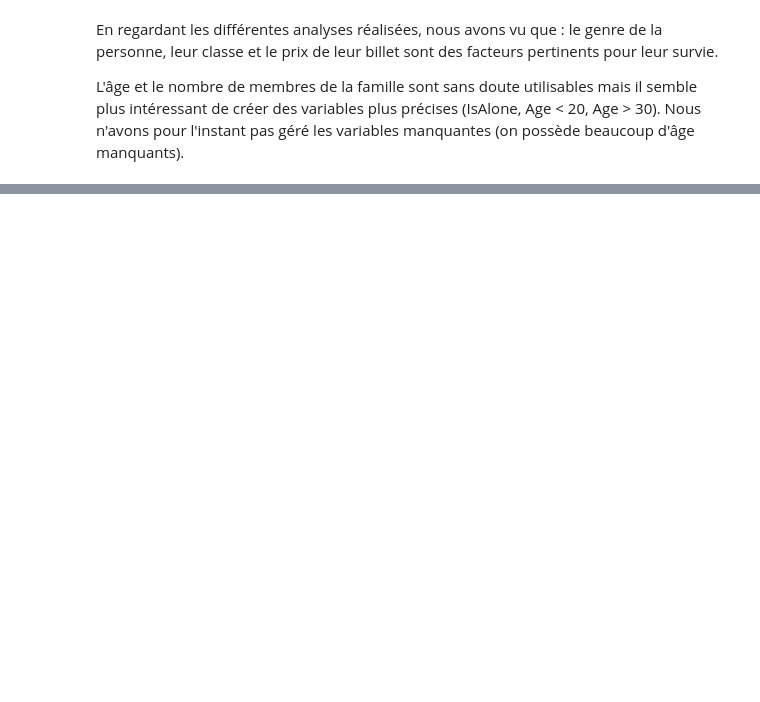
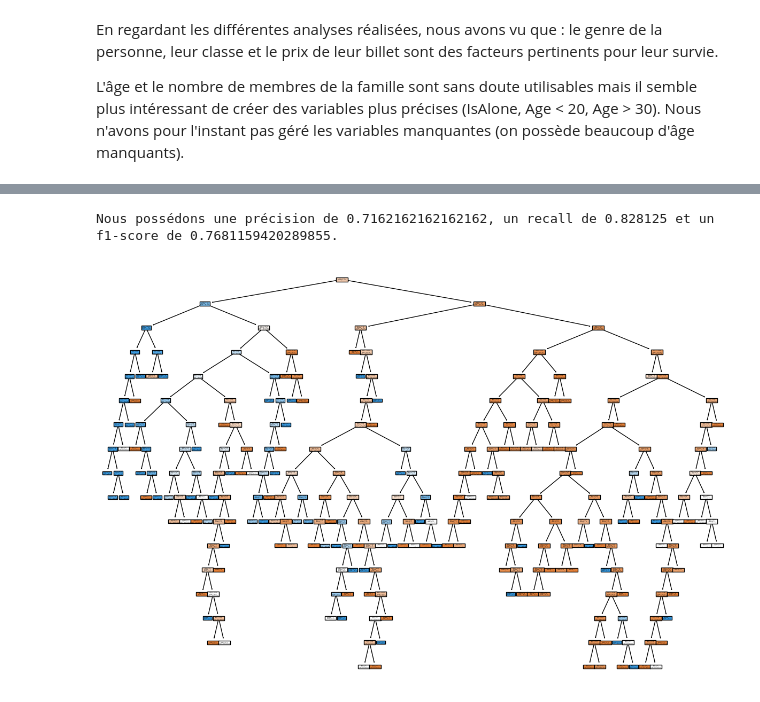
Before and after one commit to citrontruc/Exercice1Titanic, a Jupyter notebook: Correction_exercice_1_titanic.ipynb, the cells around one changed output, grey strips where cells are left out. Drawn from its saved outputs; the diff is of its cells as text; code cells hidden in the pictures; blank space fills up the shorter version.

```diff
--- a/Correction_exercice_1_titanic.ipynb
+++ b/Correction_exercice_1_titanic.ipynb
@@ -470,0 +545,12 @@ L'âge et le nombre de membres de la famille sont sans doute utilisables mais il
+# %%
+print(f"Nous possédons une précision de {precision}, un recall de {recall} et un f1-score de {f1_score}.")
+# %% [output]
+Nous possédons une précision de 0.7162162162162162, un recall de 0.828125 et un f1-score de 0.7681159420289855.
+# %%
+# On affiche notre arbre de décision. Il est super mastoc.
+
+plt.figure(figsize=(15, 10))
+plot_tree(question_1_decision_tree, filled=True, feature_names=X_train.columns, class_names=['Not Survived', 'Survived'])
+plt.show()
+# %% [output]
+[figure, added]
```
Also changed, not shown: parts of 23 cells of this notebook.
